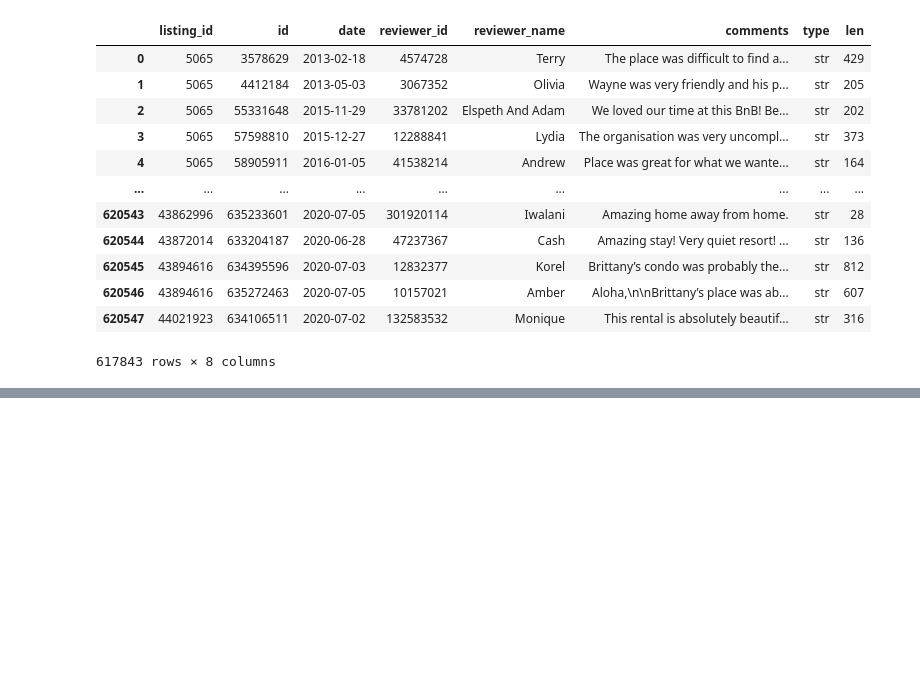
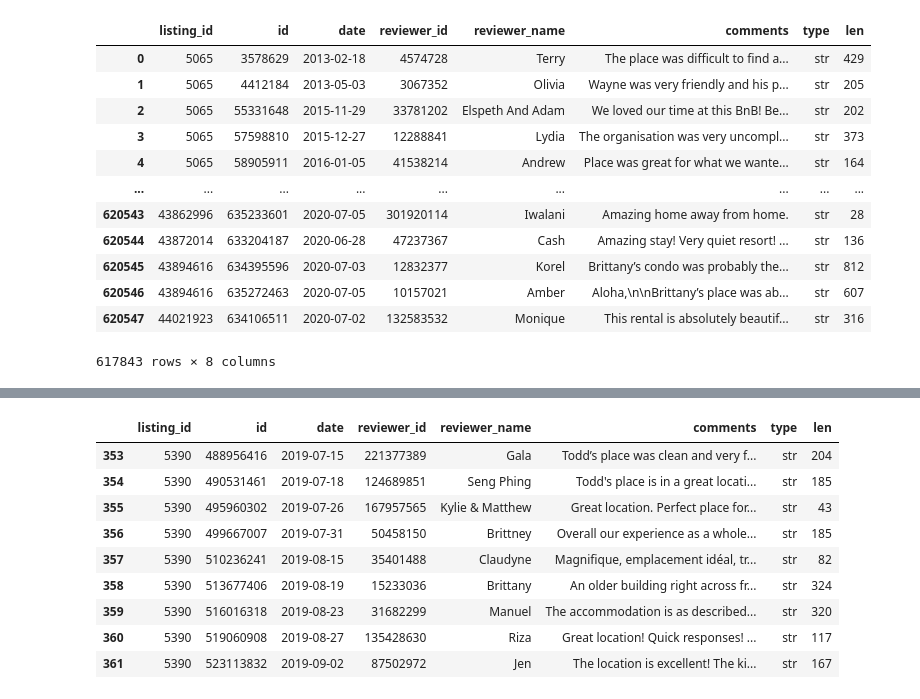
Before and after one commit to jinhuizi-fu/fun_projects, a Jupyter notebook: 1_airbnb_review_analysis/Airbnb_review_text_mining.ipynb, the cells around one changed output, grey strips where cells are left out. Cells and saved outputs as stored; diff of their text form; code cells hidden in the pictures; blank space fills up the shorter version.

```diff
--- a/1_airbnb_review_analysis/Airbnb_review_text_mining.ipynb
+++ b/1_airbnb_review_analysis/Airbnb_review_text_mining.ipynb
@@ -156,0 +201,14 @@ df_review["detect"]=df_review.comments.apply(detect)
+# %%
+test_1 = test.iloc[30:39,]
+test_1
+# %% [output]
+|  | listing_id | id | date | reviewer_id | reviewer_name | comments | type | len |
+| 353 | 5390 | 488956416 | 2019-07-15 | 221377389 | Gala | Todd’s place was clean and very f... | str | 204 |
+| 354 | 5390 | 490531461 | 2019-07-18 | 124689851 | Seng Phing | Todd's place is in a great locati... | str | 185 |
+| 355 | 5390 | 495960302 | 2019-07-26 | 167957565 | Kylie & Matthew | Great location. Perfect place for... | str | 43 |
+| 356 | 5390 | 499667007 | 2019-07-31 | 50458150 | Brittney | Overall our experience as a whole... | str | 185 |
+| 357 | 5390 | 510236241 | 2019-08-15 | 35401488 | Claudyne | Magnifique, emplacement idéal, tr... | str | 82 |
+| 358 | 5390 | 513677406 | 2019-08-19 | 15233036 | Brittany | An older building right across fr... | str | 324 |
+| 359 | 5390 | 516016318 | 2019-08-23 | 31682299 | Manuel | The accommodation is as described... | str | 320 |
+| 360 | 5390 | 519060908 | 2019-08-27 | 135428630 | Riza | Great location! Quick responses! ... | str | 117 |
+| 361 | 5390 | 523113832 | 2019-09-02 | 87502972 | Jen | The location is excellent! The ki... | str | 167 |
```
Also changed, not shown: parts of 4 cells of this notebook.
